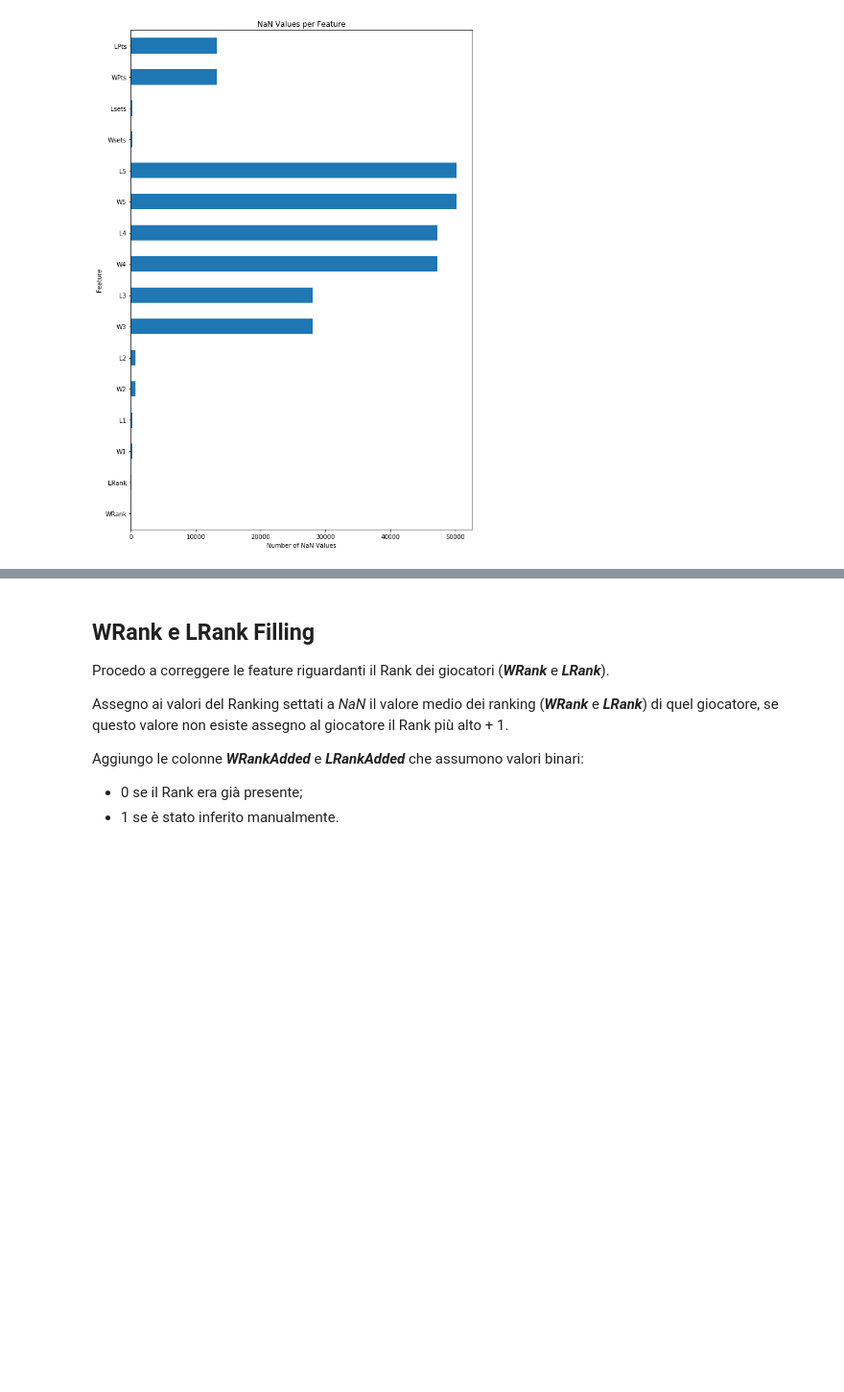
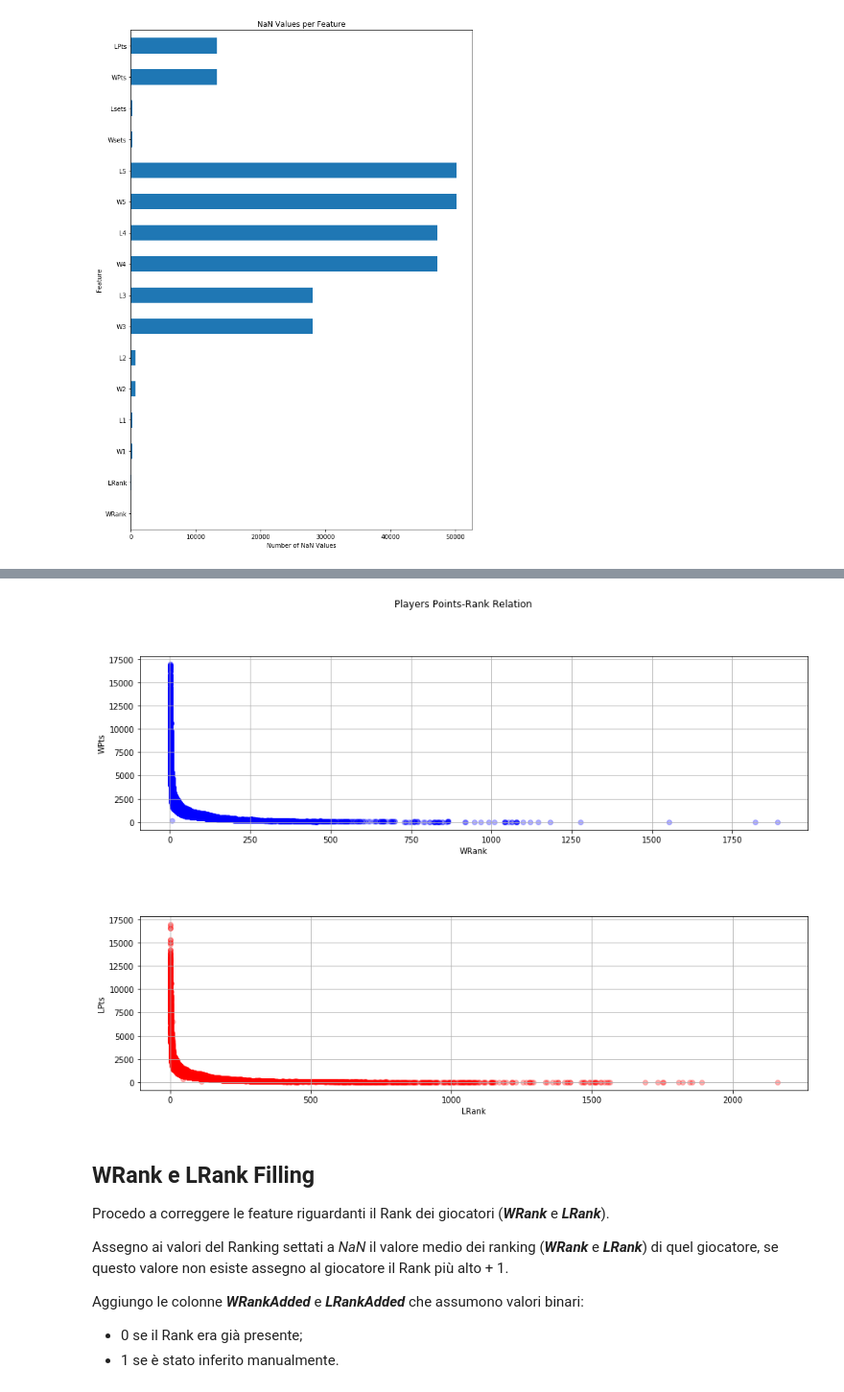
Before and after one commit to RiccardoSpolaor/Predict_Winner_2020_Australian_Open, a Jupyter notebook: Finale/01 Data Cleaning - Missing Values Filling .ipynb, the cells around one changed output, grey strips where cells are left out. Shown at 96% size. Saved outputs shown, nothing was run; the diff lists cells and outputs as text; code cells hidden in the pictures; blank space fills up the shorter version.

```diff
--- a/Finale/01 Data Cleaning - Missing Values Filling .ipynb
+++ b/Finale/01 Data Cleaning - Missing Values Filling .ipynb
@@ -180,3 +183,20 @@ printNan()
+# %%
+import matplotlib.pyplot as plt
+
+def plot_pts_rank_relation():
+    fig, ax = plt.subplots(2, figsize = (15,10))
+    fig.suptitle('Players Points-Rank Relation')
+    ax[0].scatter(dataframe['WRank'], dataframe['WPts'], color = 'blue', alpha=0.3)
+    ax[1].scatter(dataframe['LRank'], dataframe['LPts'], color = 'red', alpha=0.3)
+    ax[0].set(xlabel = 'WRank', ylabel = 'WPts')
+    ax[1].set(xlabel = 'LRank', ylabel = 'LPts')
+    ax[0].grid()
+    ax[1].grid()
+    fig.subplots_adjust(hspace = 0.5)
+
+plot_pts_rank_relation()
+# %% [output]
+[figure, added]
 # %% [markdown]
 ## WRank e LRank Filling
 
```
Also changed, not shown: parts of 3 cells of this notebook.
